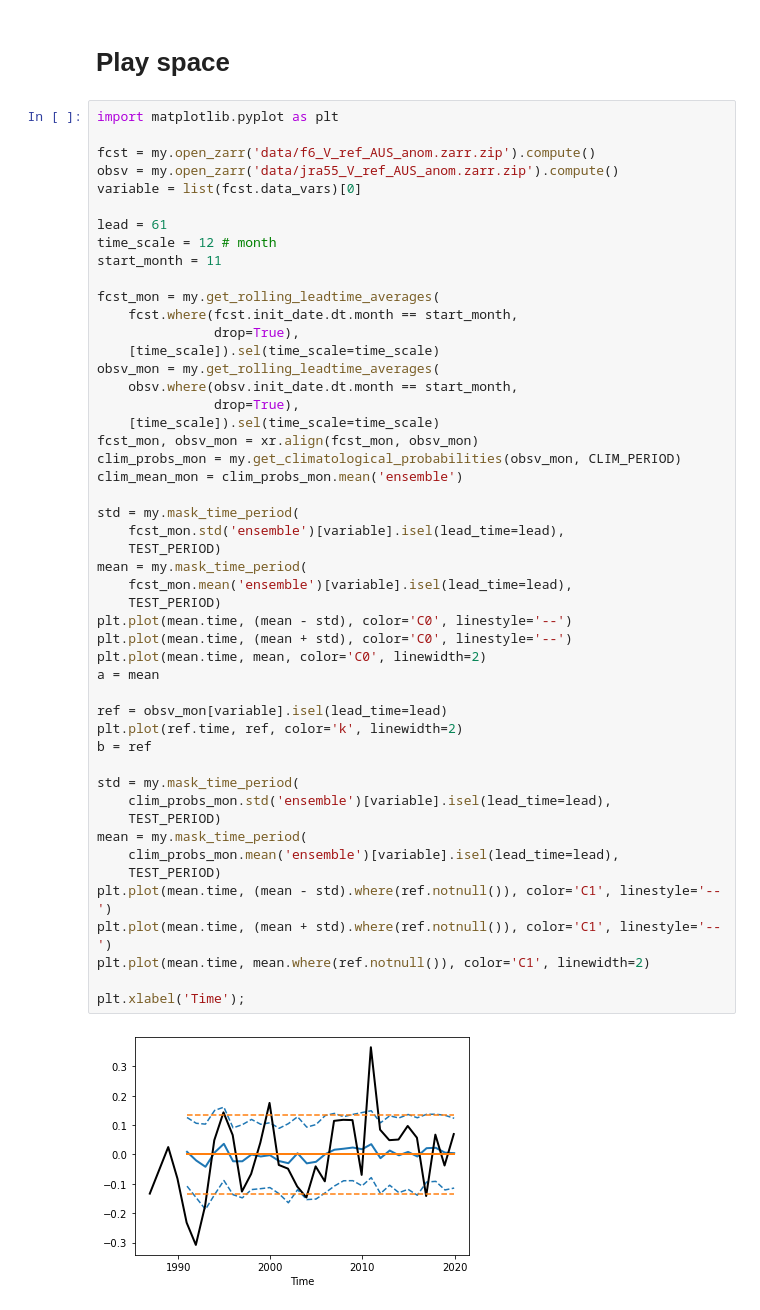
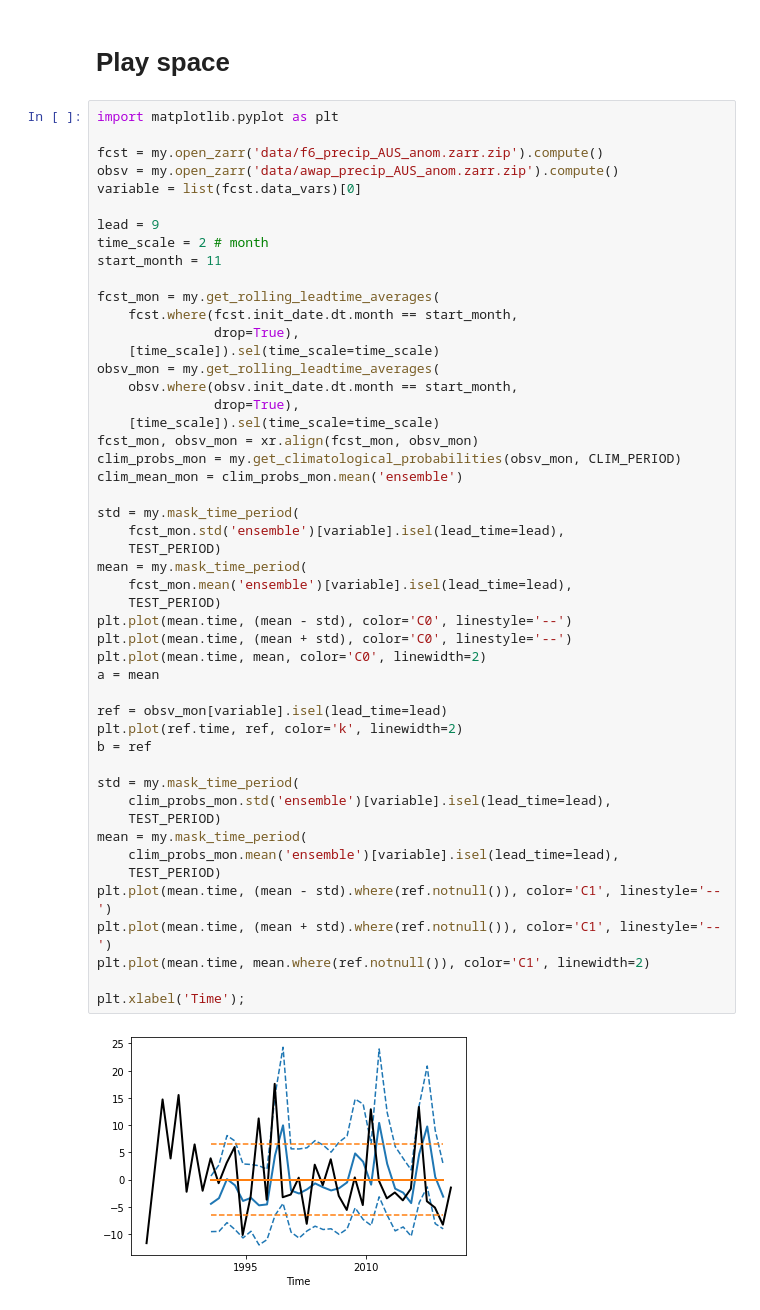
Before and after one commit to dougiesquire/hydro_tasmania, a Jupyter notebook: 2020/1.0_assess_skill.ipynb, the cells around one changed output. Drawn from its saved outputs; the diff is of its cells as text.

```diff
--- a/2020/1.0_assess_skill.ipynb
+++ b/2020/1.0_assess_skill.ipynb
@@ -312,12 +299,12 @@ crpss['V_ref'].plot.line(x='lead_time');
 # %%
 import matplotlib.pyplot as plt
 
-fcst = my.open_zarr('data/f6_V_ref_AUS_anom.zarr.zip').compute()
-obsv = my.open_zarr('data/jra55_V_ref_AUS_anom.zarr.zip').compute()
+fcst = my.open_zarr('data/f6_precip_AUS_anom.zarr.zip').compute()
+obsv = my.open_zarr('data/awap_precip_AUS_anom.zarr.zip').compute()
 variable = list(fcst.data_vars)[0]
 
-lead = 61
-time_scale = 12 # month
+lead = 9
+time_scale = 2 # month
 start_month = 11
 
 fcst_mon = my.get_rolling_leadtime_averages(
@@ -332,31 +319,31 @@ fcst_mon, obsv_mon = xr.align(fcst_mon, obsv_mon)
 clim_probs_mon = my.get_climatological_probabilities(obsv_mon, CLIM_PERIOD)
 clim_mean_mon = clim_probs_mon.mean('ensemble')
 
 std = my.mask_time_period(
     fcst_mon.std('ensemble')[variable].isel(lead_time=lead),
     TEST_PERIOD)
 mean = my.mask_time_period(
     fcst_mon.mean('ensemble')[variable].isel(lead_time=lead),
     TEST_PERIOD)
 plt.plot(mean.time, (mean - std), color='C0', linestyle='--')
 plt.plot(mean.time, (mean + std), color='C0', linestyle='--')
 plt.plot(mean.time, mean, color='C0', linewidth=2)
 a = mean
 
 ref = obsv_mon[variable].isel(lead_time=lead)
 plt.plot(ref.time, ref, color='k', linewidth=2)
 b = ref
 
 std = my.mask_time_period(
     clim_probs_mon.std('ensemble')[variable].isel(lead_time=lead),
     TEST_PERIOD)
 mean = my.mask_time_period(
     clim_probs_mon.mean('ensemble')[variable].isel(lead_time=lead),
     TEST_PERIOD)
 plt.plot(mean.time, (mean - std).where(ref.notnull()), color='C1', linestyle='--')
 plt.plot(mean.time, (mean + std).where(ref.notnull()), color='C1', linestyle='--')
 plt.plot(mean.time, mean.where(ref.notnull()), color='C1', linewidth=2)
 
 plt.xlabel('Time');
 # %% [output]
-[figure, old version]
+[figure, new version]
```
Also changed, not shown: parts of 12 cells of this notebook, 4 other files.
